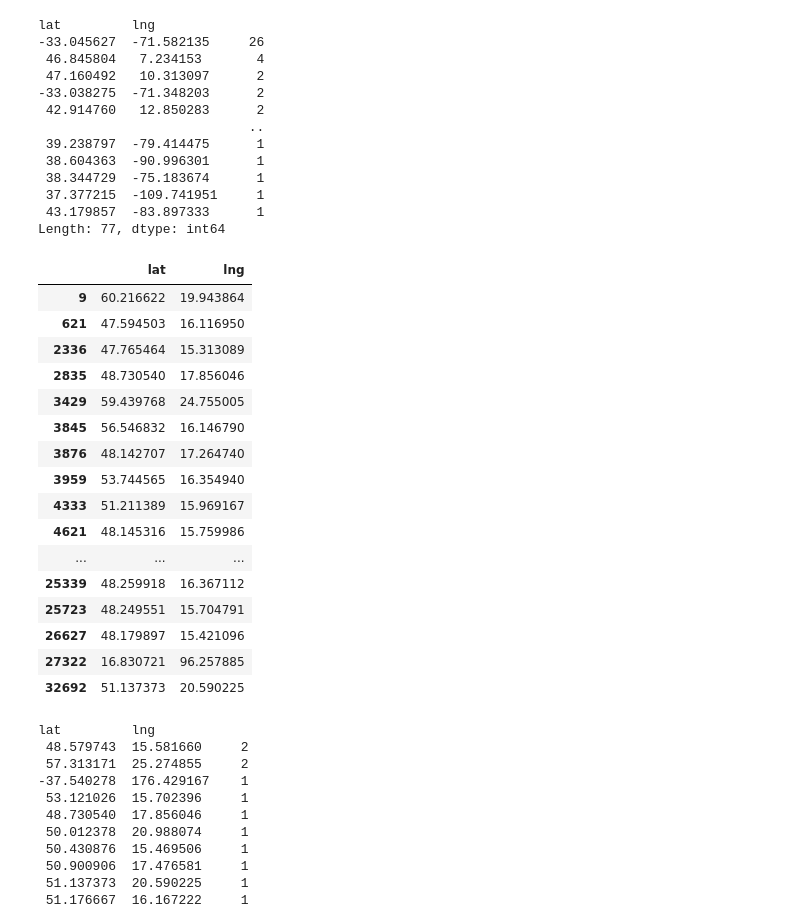
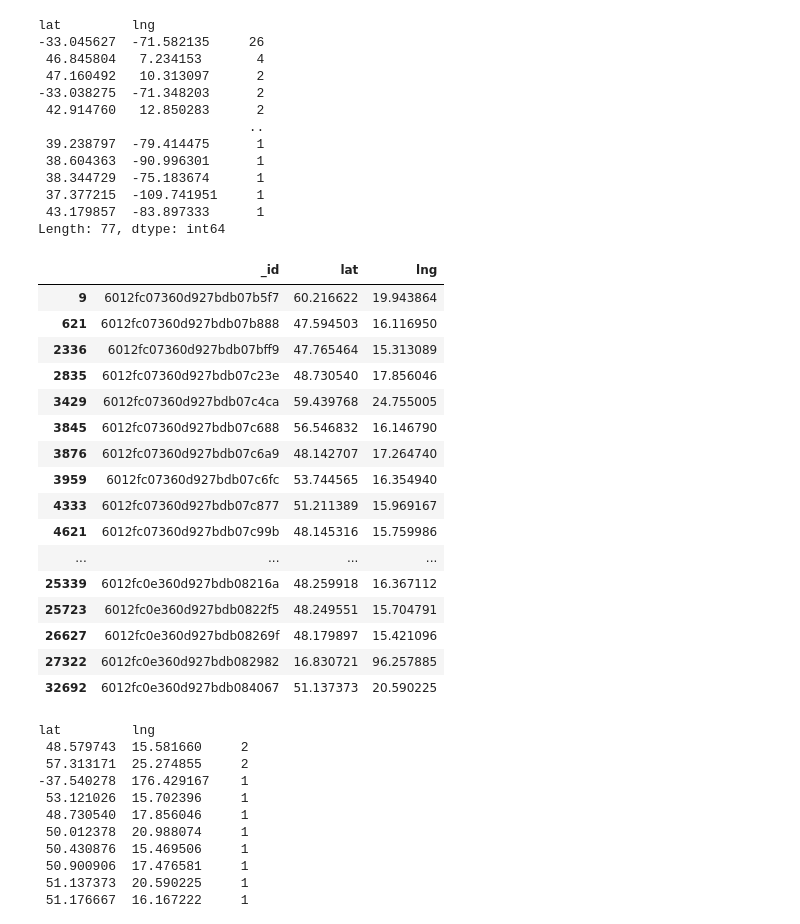
Before and after one commit to mayo-s/phonebookdiver, a Jupyter notebook: jupyter/phonebookdiver_notebook.ipynb, the cells around one changed output. Saved outputs shown, nothing was run; the diff lists cells and outputs as text; code cells hidden in the pictures.

```diff
--- a/jupyter/phonebookdiver_notebook.ipynb
+++ b/jupyter/phonebookdiver_notebook.ipynb
@@ -693,0 +675,5 @@ coords_df
+# %%
+data = data.assign(lat=(data.coordinates.astype(str).str.strip('[]').str.split(',').str[0]).astype(float),
+                 lng=data.coordinates.astype(str).str.strip('[]').str.split(',').str[1].astype(float)
+                ).drop('coordinates',1)
+data
@@ -795,27 +795,27 @@ lat         lng
  43.179857  -83.897333      1
 Length: 77, dtype: int64
 # %%
-east = coords_df[coords_df.lng > 15.1]
+east = data[data.lng > 15.1]
 east
 # 44 records
 # %% [output]
-|  | lat | lng |
-| 9 | 60.216622 | 19.943864 |
-| 621 | 47.594503 | 16.116950 |
-| 2336 | 47.765464 | 15.313089 |
-| 2835 | 48.730540 | 17.856046 |
-| 3429 | 59.439768 | 24.755005 |
-| 3845 | 56.546832 | 16.146790 |
-| 3876 | 48.142707 | 17.264740 |
-| 3959 | 53.744565 | 16.354940 |
-| 4333 | 51.211389 | 15.969167 |
-| 4621 | 48.145316 | 15.759986 |
-| ... | ... | ... |
-| 25339 | 48.259918 | 16.367112 |
-| 25723 | 48.249551 | 15.704791 |
-| 26627 | 48.179897 | 15.421096 |
-| 27322 | 16.830721 | 96.257885 |
-| 32692 | 51.137373 | 20.590225 |
+|  | _id | lat | lng |
+| 9 | 6012fc07360d927bdb07b5f7 | 60.216622 | 19.943864 |
+| 621 | 6012fc07360d927bdb07b888 | 47.594503 | 16.116950 |
+| 2336 | 6012fc07360d927bdb07bff9 | 47.765464 | 15.313089 |
+| 2835 | 6012fc07360d927bdb07c23e | 48.730540 | 17.856046 |
+| 3429 | 6012fc07360d927bdb07c4ca | 59.439768 | 24.755005 |
+| 3845 | 6012fc07360d927bdb07c688 | 56.546832 | 16.146790 |
+| 3876 | 6012fc07360d927bdb07c6a9 | 48.142707 | 17.264740 |
+| 3959 | 6012fc07360d927bdb07c6fc | 53.744565 | 16.354940 |
+| 4333 | 6012fc07360d927bdb07c877 | 51.211389 | 15.969167 |
+| 4621 | 6012fc07360d927bdb07c99b | 48.145316 | 15.759986 |
+| ... | ... | ... | ... |
+| 25339 | 6012fc0e360d927bdb08216a | 48.259918 | 16.367112 |
+| 25723 | 6012fc0e360d927bdb0822f5 | 48.249551 | 15.704791 |
+| 26627 | 6012fc0e360d927bdb08269f | 48.179897 | 15.421096 |
+| 27322 | 6012fc0e360d927bdb082982 | 16.830721 | 96.257885 |
+| 32692 | 6012fc0e360d927bdb084067 | 51.137373 | 20.590225 |
 # %%
 east.value_counts(['lat', 'lng'])
 # %% [output]
```
Also changed, not shown: parts of 10 cells of this notebook.
